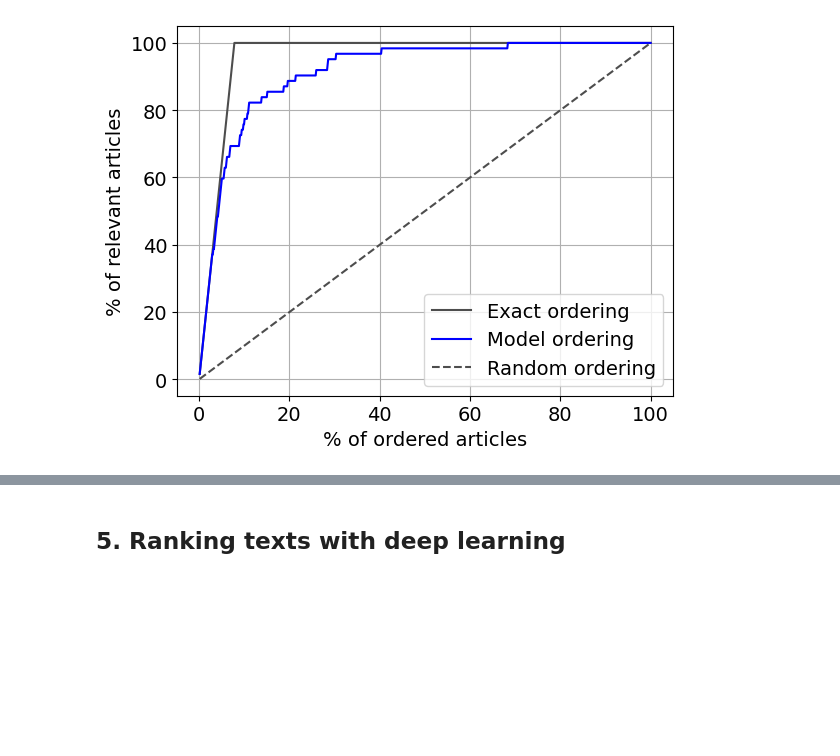
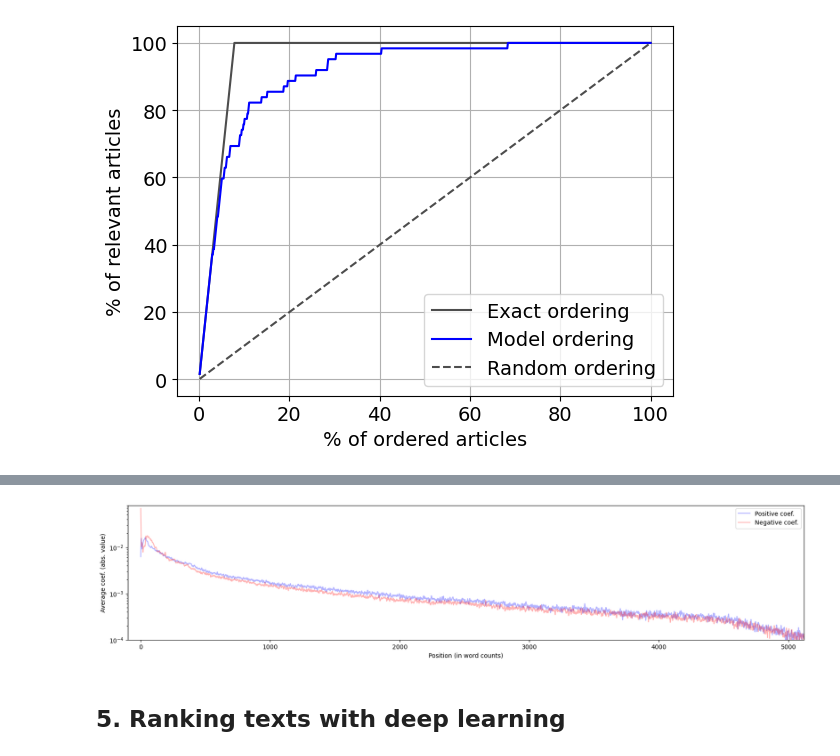
Before and after one commit to cewebbr/text_ranking_in_gov, a Jupyter notebook: analysis/tutorial_Overseeing-gov-with-AI.ipynb, the cells around one changed output, grey strips where cells are left out. Cells and saved outputs as stored; diff of their text form; code cells hidden in the pictures; blank space fills up the shorter version.

Commit message:
Add avg coef poer position analysis in bag-of-words, and do not remove preamble in BERT.

```diff
--- a/analysis/tutorial_Overseeing-gov-with-AI.ipynb
+++ b/analysis/tutorial_Overseeing-gov-with-AI.ipynb
@@ -1222,0 +1238,7 @@ ev.plot_fancy_recall_curve(wild_val_df['relevancia'].values, pred_wild_val, 'b')
+# %%
+# Build mapping from token to coef:
+unigram_coefs = features_df.query('ngram == 1').set_index('token')['coef'].to_dict()
+bigram_coefs  = features_df.query('ngram == 2').set_index('token')['coef'].to_dict()
+# Get tokenizer:
+preprocessor = vectorizer.build_preprocessor()
+tokenizer = vectorizer.build_tokenizer()
@@ -1223,3 +1287,31 @@ ev.plot_fancy_recall_curve(wild_val_df['relevancia'].values, pred_wild_val, 'b')
+# %%
+# Get coefficients at all positions for all notices:
+max_doc_len  = proc_train['tit_org_ementa_text'].apply(lambda x: doc_to_word_list(x, preprocessor, tokenizer)).str.len().max()
+corpus_coefs = np.array([pad_array(position_coefs(doc, preprocessor, tokenizer, unigram_coefs, bigram_coefs), max_doc_len) for doc in proc_train.query('relevancia < 9.5')['tit_org_ementa_text']])
+# %%
+# Compute the average coefficient for each position:
+pos_weight_raw =  corpus_coefs.clip(min=0).mean(axis=0)
+neg_weight_raw = -corpus_coefs.clip(max=0).mean(axis=0)
+# %%
+# Smooth the curves:
+window = 10
+poly_order = 3
+pos_weight = savgol_filter(pos_weight_raw, window, poly_order)
+neg_weight = savgol_filter(neg_weight_raw, window, poly_order)
+# %%
+# Plot the average coefficient per position in the text:
+pl.figure(figsize=(20,4))
+pl.plot(pos_weight, alpha=0.3, color='b', label='Positive coef.')
+pl.plot(neg_weight, alpha=0.3, color='r', label='Negative coef.')
+pl.yscale('log')
+pl.ylim([1e-4, 8e-2])
+pl.xlim([-100, 512 * 10])
+pl.legend()
+pl.xlabel('Position (in word counts)')
+pl.ylabel('Average coef. (abs. value)')
+pl.show()
+# %% [output]
+[figure, added]
 # %% [markdown]
 ## 5. Ranking texts with deep learning
 # %%
```
Also changed, not shown: parts of 10 cells of this notebook.
